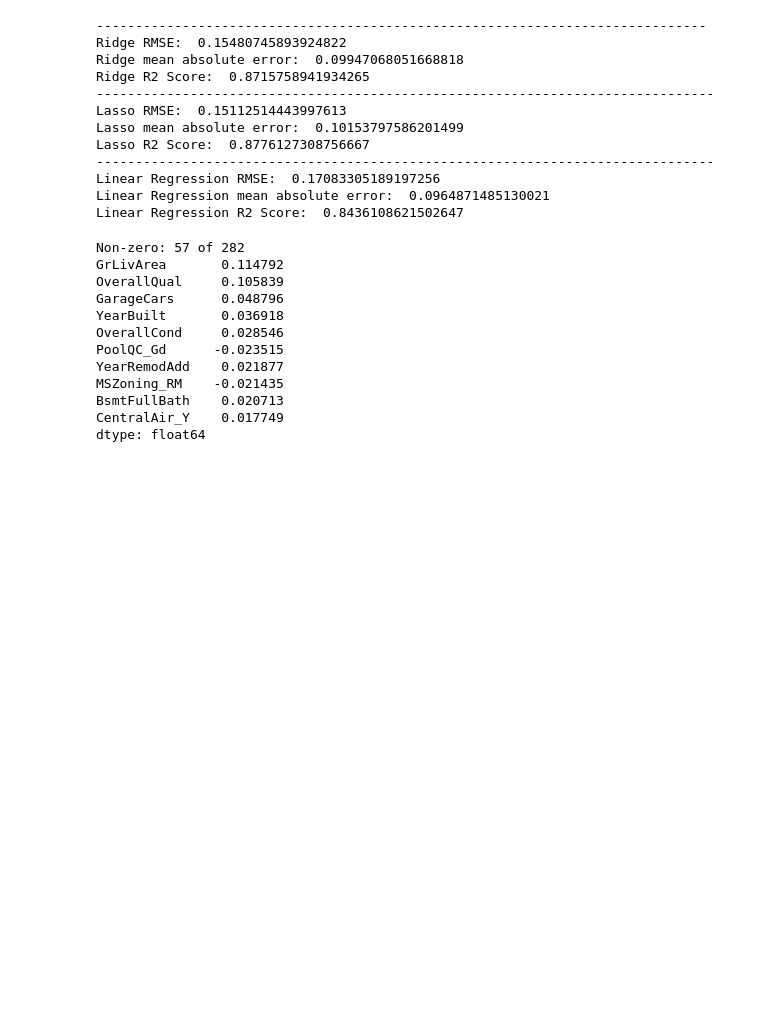
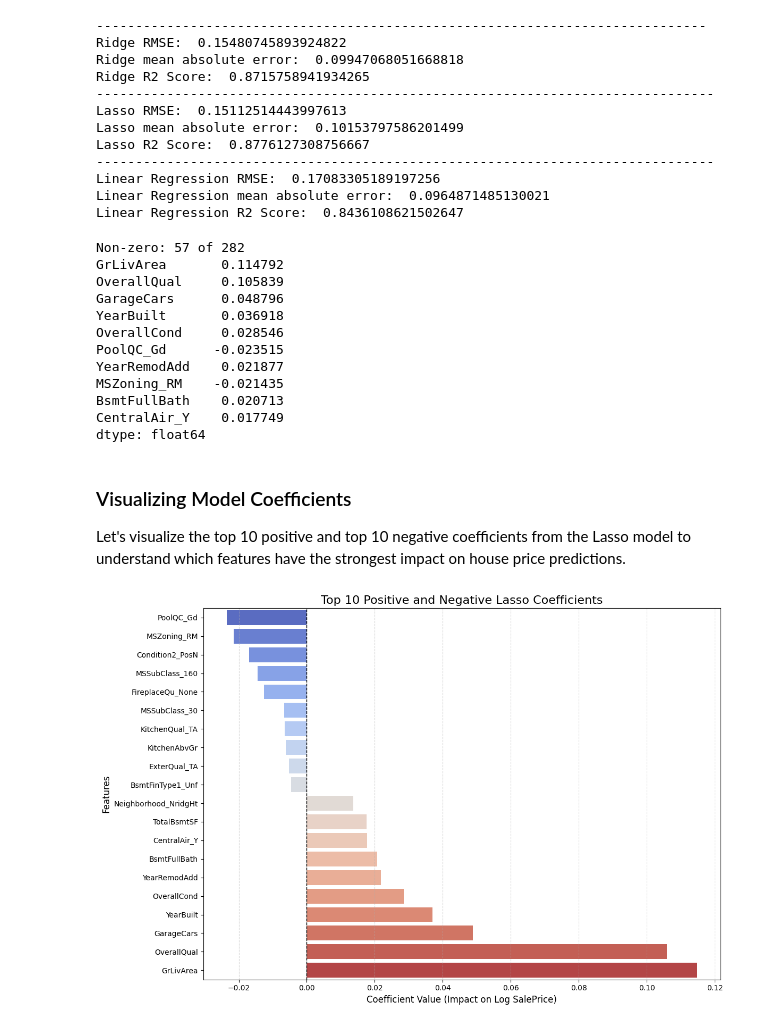
Before and after one commit to ITERE001/House-prediction-model, a Jupyter notebook: House_predictions_scikit_learn.ipynb, the cells around one changed output. Drawn from its saved outputs; the diff is of its cells as text; code cells hidden in the pictures; blank space fills up the shorter version.

```diff
--- a/House_predictions_scikit_learn.ipynb
+++ b/House_predictions_scikit_learn.ipynb
@@ -248,3 +248,24 @@ MSZoning_RM    -0.021435
 BsmtFullBath    0.020713
 CentralAir_Y    0.017749
 dtype: float64
+# %% [markdown]
+### Visualizing Model Coefficients
+Let's visualize the top 10 positive and top 10 negative coefficients from the Lasso model to understand which features have the strongest impact on house price predictions.
+# %%
+# Combine top 10 positive and top 10 negative coefficients
+top_pos = coefs[coefs > 0].sort_values(ascending=False).head(10)
+top_neg = coefs[coefs < 0].sort_values(ascending=True).head(10)
+top_coefs = pd.concat([top_pos, top_neg]).sort_values()
+
+# Plot the coefficients
+plt.figure(figsize=(12, 8))
+sns.barplot(x=top_coefs.values, y=top_coefs.index, hue=top_coefs.index, legend=False, palette='coolwarm')
+plt.title('Top 10 Positive and Negative Lasso Coefficients', fontsize=16)
+plt.xlabel('Coefficient Value (Impact on Log SalePrice)', fontsize=12)
+plt.ylabel('Features', fontsize=12)
+plt.axvline(0, color='black', linestyle='--', linewidth=1)
+plt.grid(axis='x', linestyle='--', alpha=0.5)
+plt.tight_layout()
+plt.show()
+# %% [output]
+[figure, added]
```
Also changed, not shown: parts of 4 cells of this notebook.
